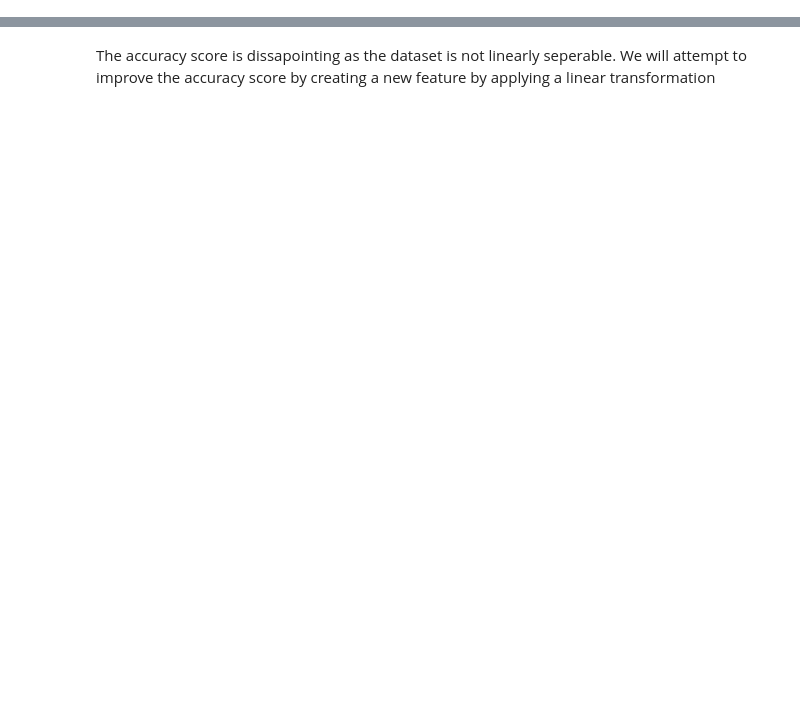
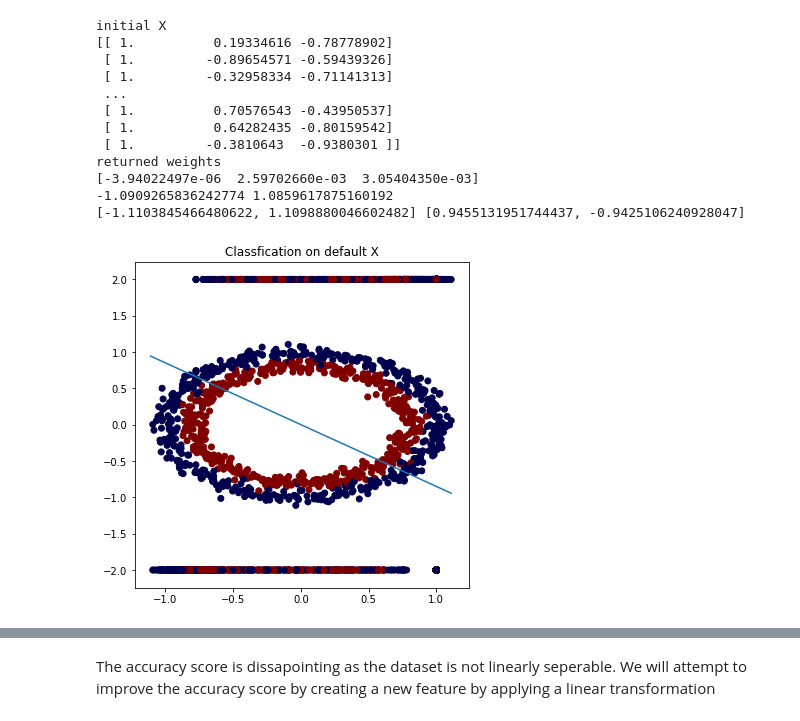
Before and after one commit to vipulpopat/MSCAI_Sem1_Etivity3, a Jupyter notebook: Etivity3_LinearClassification.ipynb, the cells around one changed output, grey strips where cells are left out. Cells and saved outputs as stored; diff of their text form; code cells hidden in the pictures; blank space fills up the shorter version.

```diff
--- a/Etivity3_LinearClassification.ipynb
+++ b/Etivity3_LinearClassification.ipynb
@@ -59,0 +18,80 @@ clf.plot(X, y)
+# %%
+def get_weights(X, y):
+    # Function to find the weight matrix
+    weight_matrix = np.zeros(1 + X.shape[1])
+    pseudo_inv_matrix = np.linalg.pinv(X)
+    weight_matrix = pseudo_inv_matrix.dot(y)
+    return weight_matrix
+
+
+def y_hat(X, weight_matrix):
+    # Function to calculate the y_hat
+    return (np.dot(X, np.transpose(weight_matrix)))
+
+
+def predict_class(X, weight_matrix):
+    # Function to predict the classification label for the input data X
+    return np.sign(y_hat(X, weight_matrix))
+def decision_boundary_line(x_min, x_max, weights):
+    # Function to return [y_min, y_max] points of the decision boundary coordinates
+    return [point_on_decision_boundary(x_min, weights), point_on_decision_boundary(x_max, weights)]
+
+
+# Thanks Michel for the help here
+def point_on_decision_boundary(x, weights):
+    # Fucntion to find the y-pos on the boundary based on x-pos
+    return -(weights[0] + weights[1]*x) / weights[2]
+def linear_classification(X, y, title=""):
+    # Function to calulate the weights and plot the classification boundary
+
+    # Insert bias to the input data X; x_0=1
+    X = np.insert(X, 0, 1, axis=1)
+
+    # Split data in train and test set with 20% samples as test data
+#     X_train, X_test, y_train, y_test = train_test_split(X, y, test_size=0.2, shuffle=y, random_state=42)
+    print("initial X")
+    print(X)
+    # Get the weights for linear classifier from the train data
+    weights = get_weights(X, y)
+    print("returned weights")
+    print(weights)
+    # Create figure for plotting
+    plt.figure(figsize=(6, 6))
+    plt.title(title)
+
+    # Plot the data samples, note X[:,0] is the Bias column
+    plt.scatter(X[:,1], X[:,2], c=y, cmap='seismic')
+
+    # Getting the X and Y position for the classification
+    x_min, x_max = X.min(), X.max()
+    print(minx, maxx)
+    X_pos = [x_min, x_max]
+    Y_pos = decision_boundary_line(x_min, x_max, weights)
+    print(X_pos, Y_pos)
+    # Plot the decision boundary
+    plt.plot(X_pos, Y_pos)
+
+    # Plot the classification of test data
+    # [multiply by 2 to the predicted test data for avoiding data overlap]
+    # Thanks to Michel for this plot
+    plt.scatter(X[:,1], predict_class(X, weights)*2, c=y, cmap='seismic')
+    plt.scatter(X[:,0], predict_class(X, weights)*2, c=y, cmap='seismic')
+
+    return weights
+
+# Run the classification on Original data
+weights = linear_classification(X, y, title="Classfication on default X")
+# %% [output]
+initial X
+[[ 1.          0.19334616 -0.78778902]
+ [ 1.         -0.89654571 -0.59439326]
+ [ 1.         -0.32958334 -0.71141313]
+ ...
+ [ 1.          0.70576543 -0.43950537]
+ [ 1.          0.64282435 -0.80159542]
+ [ 1.         -0.3810643  -0.9380301 ]]
+returned weights
+[-3.94022497e-06  2.59702660e-03  3.05404350e-03]
+-1.0909265836242774 1.0859617875160192
+[-1.1103845466480622, 1.1098880046602482] [0.9455131951744437, -0.9425106240928047]
+[figure, added]
```
Also changed, not shown: parts of 9 cells of this notebook.
